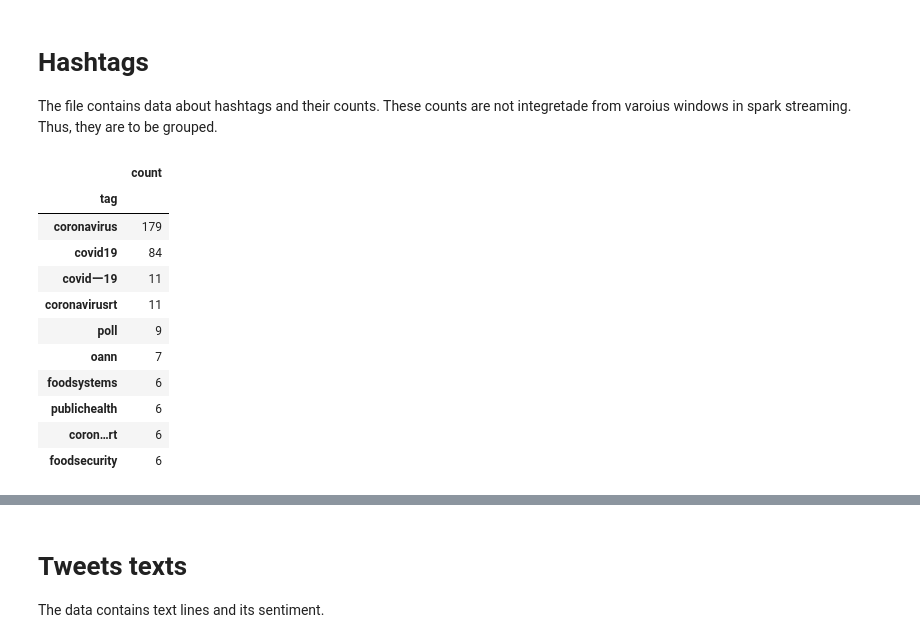
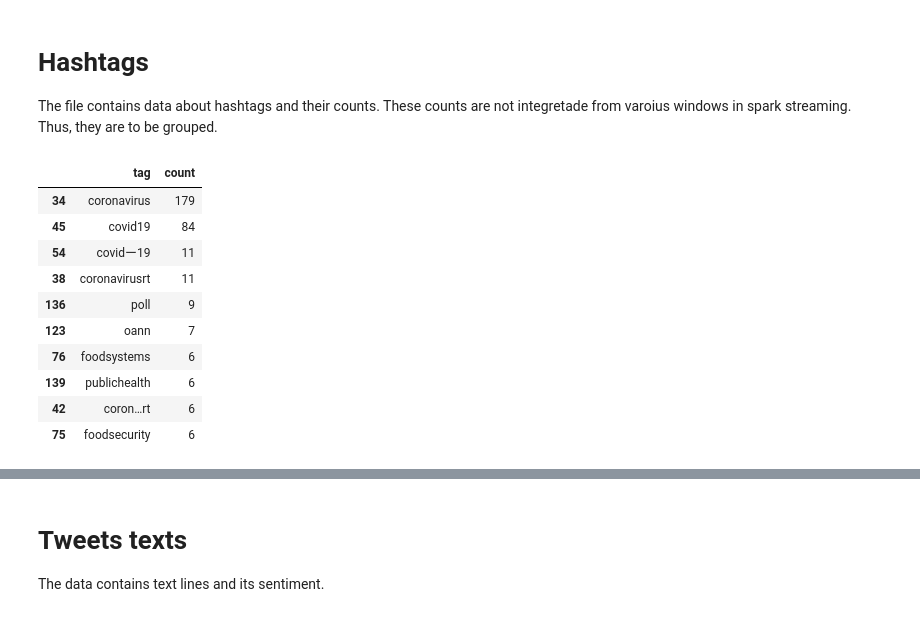
Before and after one commit to wojtek11530/Introduction-to-Big-Data-Analytics, a Jupyter notebook: list_4/BD_list_4_analyzis_and_visualization.ipynb, the cells around one changed output, grey strips where cells are left out. Cells and saved outputs as stored; diff of their text form; code cells hidden in the pictures.

```diff
--- a/list_4/BD_list_4_analyzis_and_visualization.ipynb
+++ b/list_4/BD_list_4_analyzis_and_visualization.ipynb
@@ -34,18 +34,17 @@ grouped_hashtags_df = hashtags_df.groupby('tag', sort=True)['count'].sum().reset
 grouped_hashtags_df = grouped_hashtags_df.sort_values(by = ['count'], ascending=False)
 # %%
 top10hashtags_df = grouped_hashtags_df.nlargest(10, 'count')
-top10hashtags_df.set_index("tag",drop=True,inplace=True)
+#top10hashtags_df.set_index("tag",drop=True,inplace=True)
 top10hashtags_df
 # %% [output]
-|  | count |
-| tag |  |
-| coronavirus | 179 |
-| covid19 | 84 |
-| covidー19 | 11 |
-| coronavirusrt | 11 |
-| poll | 9 |
-| oann | 7 |
-| foodsystems | 6 |
-| publichealth | 6 |
-| coron…rt | 6 |
-| foodsecurity | 6 |
+|  | tag | count |
+| 34 | coronavirus | 179 |
+| 45 | covid19 | 84 |
+| 54 | covidー19 | 11 |
+| 38 | coronavirusrt | 11 |
+| 136 | poll | 9 |
+| 123 | oann | 7 |
+| 76 | foodsystems | 6 |
+| 139 | publichealth | 6 |
+| 42 | coron…rt | 6 |
+| 75 | foodsecurity | 6 |
```
Also changed, not shown: parts of 5 cells of this notebook, 1 other file.
